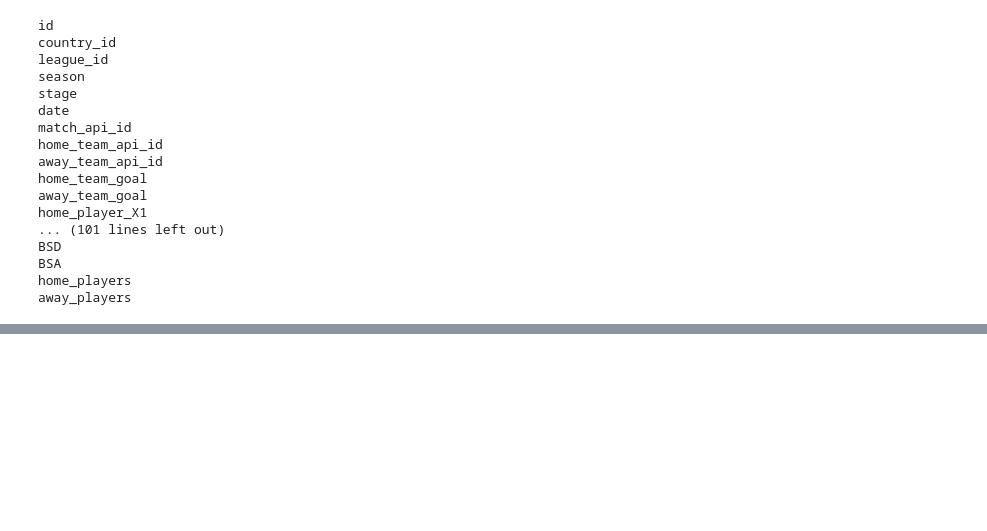
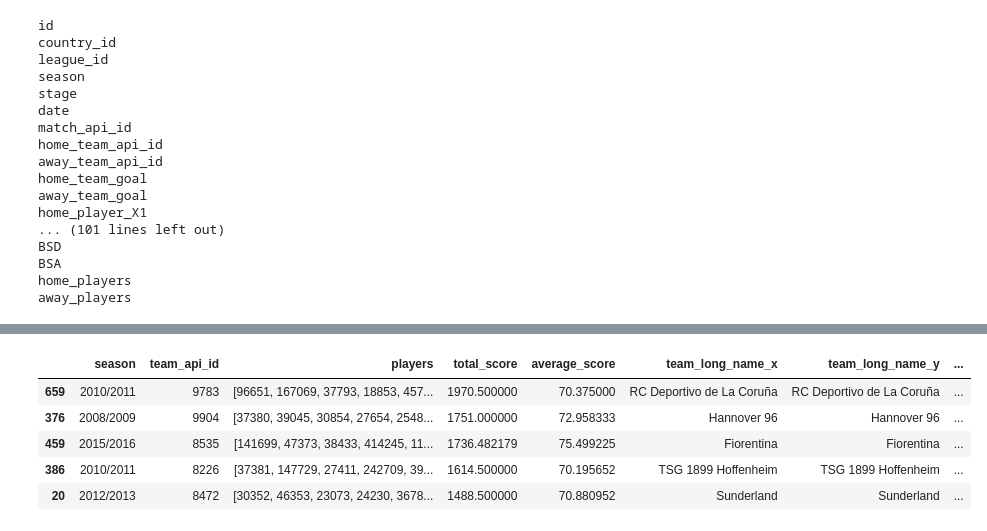
Before and after one commit to aalshabaan/com_480_football, a Jupyter notebook: team_statistics.ipynb, the cells around one changed output, grey strips where cells are left out. Saved outputs shown, nothing was run; the diff lists cells and outputs as text; code cells hidden in the pictures; blank space fills up the shorter version.

```diff
--- a/team_statistics.ipynb
+++ b/team_statistics.ipynb
@@ -148,0 +153,14 @@ players_per_team_df.to_csv('players_per_team.csv')
+# %%
+def calculate_total_score(row):
+    l = row.season.split('/')
+    start_year, end_year = l[0], l[1]
+    start_date = pd.to_datetime(f'01-08-{start_year}')
+    end_date = pd.to_datetime(f'01-06-{end_year}')
+    temp = player_attributes[np.logical_and(np.logical_and(player_attributes['player_api_id'].isin(row.players), player_attributes.date <= end_date), player_attributes.date >= start_date)][['player_api_id', 'overall_rating']]
+    temp = temp.groupby('player_api_id').mean()
+    return temp['overall_rating'].sum()
+# %%
+players_per_team_df['total_score'] = players_per_team_df.apply(calculate_total_score, axis=1)
+
+players_per_team_df['average_score'] = players_per_team_df.total_score/players_per_team_df.players.apply(len)
+players_per_team_df.sample(5)
@@ -148,0 +174,3 @@ players_per_team_df.to_csv('players_per_team.csv')
+# %%
+players_per_team_df = players_per_team_df.merge(team[['team_api_id', 'team_long_name']], left_on='team_api_id', right_on='team_api_id')
+players_per_team_df.head()
@@ -148,0 +194,22 @@ players_per_team_df.to_csv('players_per_team.csv')
+# %%
+players_per_team_df['total_points'] = 0
+for season, df in match.groupby('season'):
+    mask = players_per_team_df.season == season
+    for idx, row in df.iterrows():
+        if row.result == 1:
+            players_per_team_df.loc[np.logical_and(mask, players_per_team_df.team_api_id == row.home_team_api_id), 'total_points'] += 3
+        elif row.result == -1:
+            players_per_team_df.loc[np.logical_and(mask, players_per_team_df.team_api_id == row.away_team_api_id), 'total_points'] += 3
+        else:
+            players_per_team_df.loc[np.logical_and(mask, players_per_team_df.team_api_id == row.home_team_api_id), 'total_points'] += 1
+            players_per_team_df.loc[np.logical_and(mask, players_per_team_df.team_api_id == row.away_team_api_id), 'total_points'] += 1
+
+
+players_per_team_df.sample(5)
+# %% [output]
+|  | season | team_api_id | players | total_score | average_score | team_long_name_x | team_long_name_y | ... |
+| 659 | 2010/2011 | 9783 | [96651, 167069, 37793, 18853, 457... | 1970.500000 | 70.375000 | RC Deportivo de La Coruña | RC Deportivo de La Coruña | ... |
+| 376 | 2008/2009 | 9904 | [37380, 39045, 30854, 27654, 2548... | 1751.000000 | 72.958333 | Hannover 96 | Hannover 96 | ... |
+| 459 | 2015/2016 | 8535 | [141699, 47373, 38433, 414245, 11... | 1736.482179 | 75.499225 | Fiorentina | Fiorentina | ... |
+| 386 | 2010/2011 | 8226 | [37381, 147729, 27411, 242709, 39... | 1614.500000 | 70.195652 | TSG 1899 Hoffenheim | TSG 1899 Hoffenheim | ... |
+| 20 | 2012/2013 | 8472 | [30352, 46353, 23073, 24230, 3678... | 1488.500000 | 70.880952 | Sunderland | Sunderland | ... |
```
Also changed, not shown: parts of 13 cells of this notebook, 2 other files.
